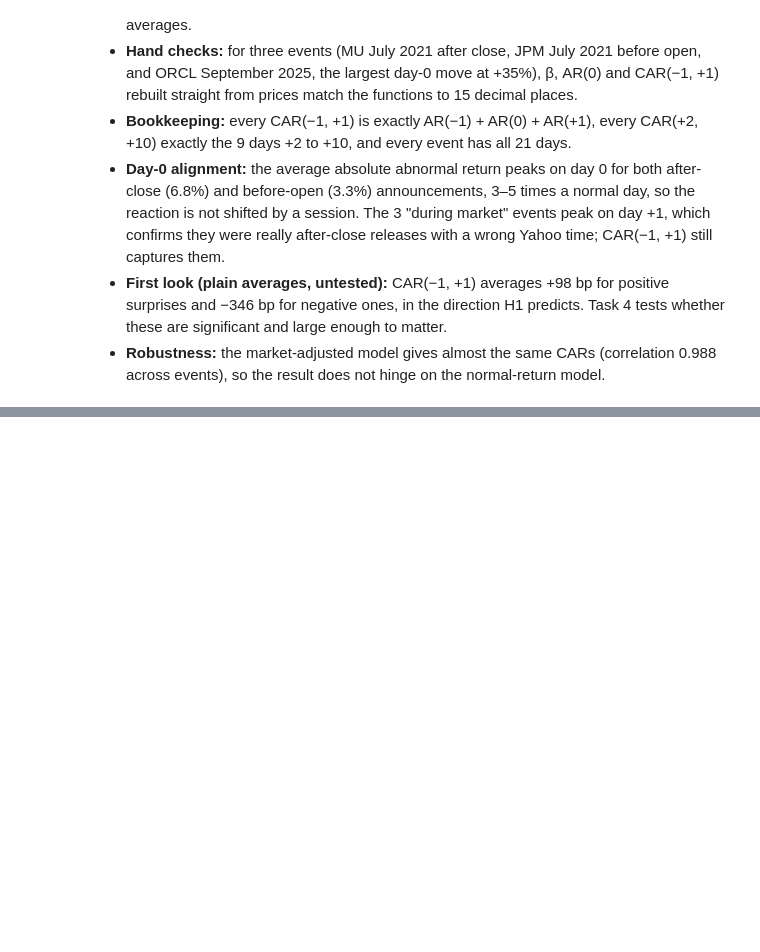
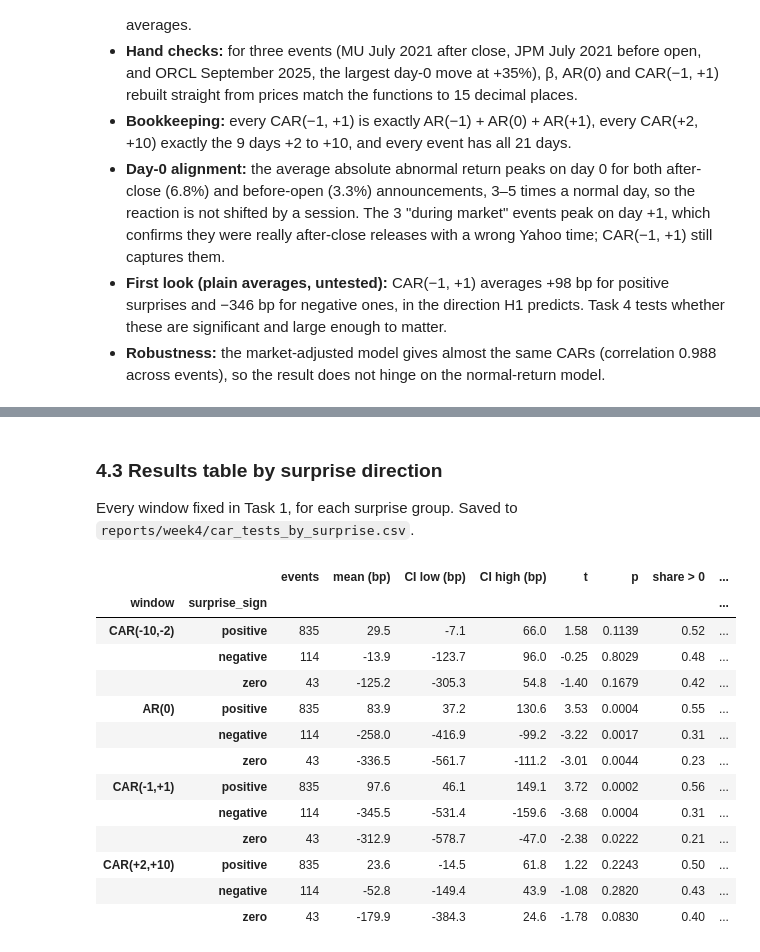
Before and after one commit to jialucharlottewu/LendoCapital, a Jupyter notebook: notebooks/week4/event_study.ipynb, the cells around one changed output, grey strips where cells are left out. Cells and saved outputs as stored; diff of their text form; code cells hidden in the pictures; blank space fills up the shorter version.

Commit message:
week 4 task 4

```diff
--- a/notebooks/week4/event_study.ipynb
+++ b/notebooks/week4/event_study.ipynb
@@ -657,0 +671,8 @@ Correlation of event CAR(-1,+1) across the two models: 0.988
+# %%
+from event_study import t_test_mean, welch_diff, date_clustered_t, aar_caar_ci, car_test_table
+
+GROUPS = ["positive", "negative", "zero"]
+tested = cars[cars["surprise_sign"].isin(GROUPS)].copy()
+ar_t = ar[ar["surprise_sign"].isin(GROUPS)]
+bp = lambda x: x * 1e4
+print("Events per surprise group:", tested["surprise_sign"].value_counts().to_dict())
@@ -657,0 +787,24 @@ Correlation of event CAR(-1,+1) across the two models: 0.988
+# %% [markdown]
+### 4.3 Results table by surprise direction
+Every window fixed in Task 1, for each surprise group. Saved to `reports/week4/car_tests_by_surprise.csv`.
+# %%
+WINDOWS = ["CAR(-10,-2)", "AR(0)", "CAR(-1,+1)", "CAR(+2,+10)"]
+results = pd.concat({w: car_test_table(tested, w, "surprise_sign") for w in WINDOWS}, names=["window"])
+results = results.reindex(pd.MultiIndex.from_product([WINDOWS, GROUPS], names=["window", "surprise_sign"]))
+results.to_csv(f"{REPORTS}/car_tests_by_surprise.csv")
+results.round({"mean (bp)": 1, "CI low (bp)": 1, "CI high (bp)": 1, "t": 2, "p": 4, "share > 0": 2, "t (by date)": 2})
+# %% [output]
+|  |  | events | mean (bp) | CI low (bp) | CI high (bp) | t | p | share > 0 | ... |
+| window | surprise_sign |  |  |  |  |  |  |  | ... |
+| CAR(-10,-2) | positive | 835 | 29.5 | -7.1 | 66.0 | 1.58 | 0.1139 | 0.52 | ... |
+|  | negative | 114 | -13.9 | -123.7 | 96.0 | -0.25 | 0.8029 | 0.48 | ... |
+|  | zero | 43 | -125.2 | -305.3 | 54.8 | -1.40 | 0.1679 | 0.42 | ... |
+| AR(0) | positive | 835 | 83.9 | 37.2 | 130.6 | 3.53 | 0.0004 | 0.55 | ... |
+|  | negative | 114 | -258.0 | -416.9 | -99.2 | -3.22 | 0.0017 | 0.31 | ... |
+|  | zero | 43 | -336.5 | -561.7 | -111.2 | -3.01 | 0.0044 | 0.23 | ... |
+| CAR(-1,+1) | positive | 835 | 97.6 | 46.1 | 149.1 | 3.72 | 0.0002 | 0.56 | ... |
+|  | negative | 114 | -345.5 | -531.4 | -159.6 | -3.68 | 0.0004 | 0.31 | ... |
+|  | zero | 43 | -312.9 | -578.7 | -47.0 | -2.38 | 0.0222 | 0.21 | ... |
+| CAR(+2,+10) | positive | 835 | 23.6 | -14.5 | 61.8 | 1.22 | 0.2243 | 0.50 | ... |
+|  | negative | 114 | -52.8 | -149.4 | 43.9 | -1.08 | 0.2820 | 0.43 | ... |
+|  | zero | 43 | -179.9 | -384.3 | 24.6 | -1.78 | 0.0830 | 0.40 | ... |
```
Also changed, not shown: parts of 13 cells of this notebook, 9 other files.
